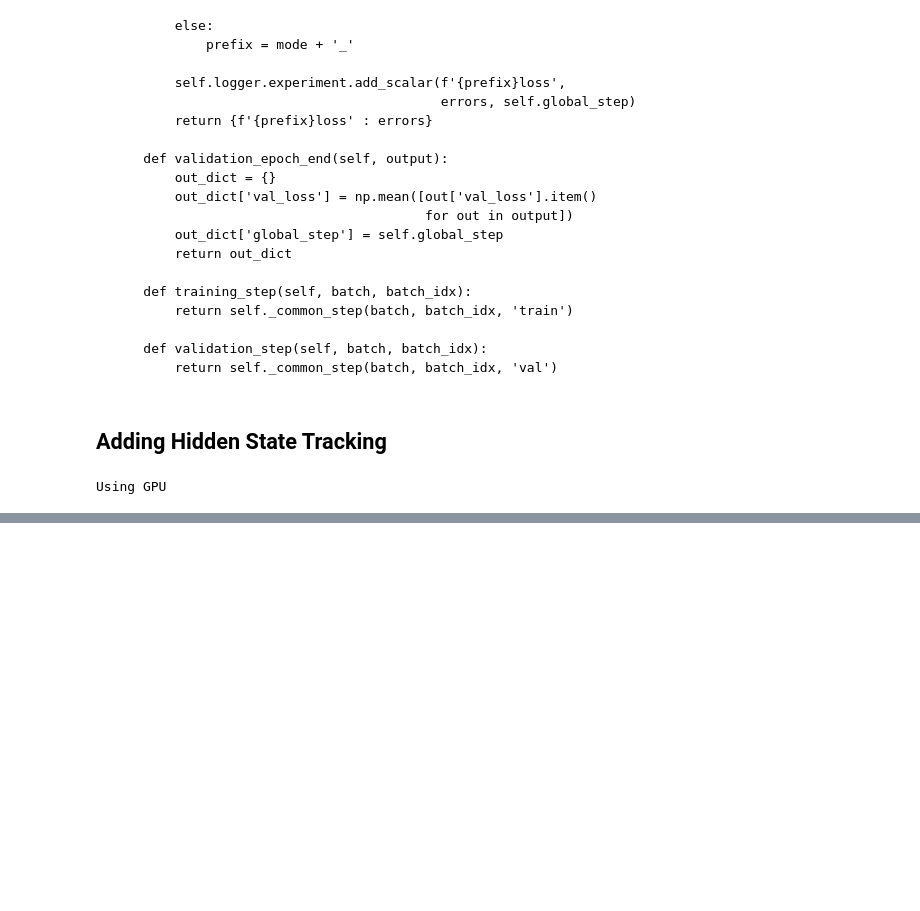
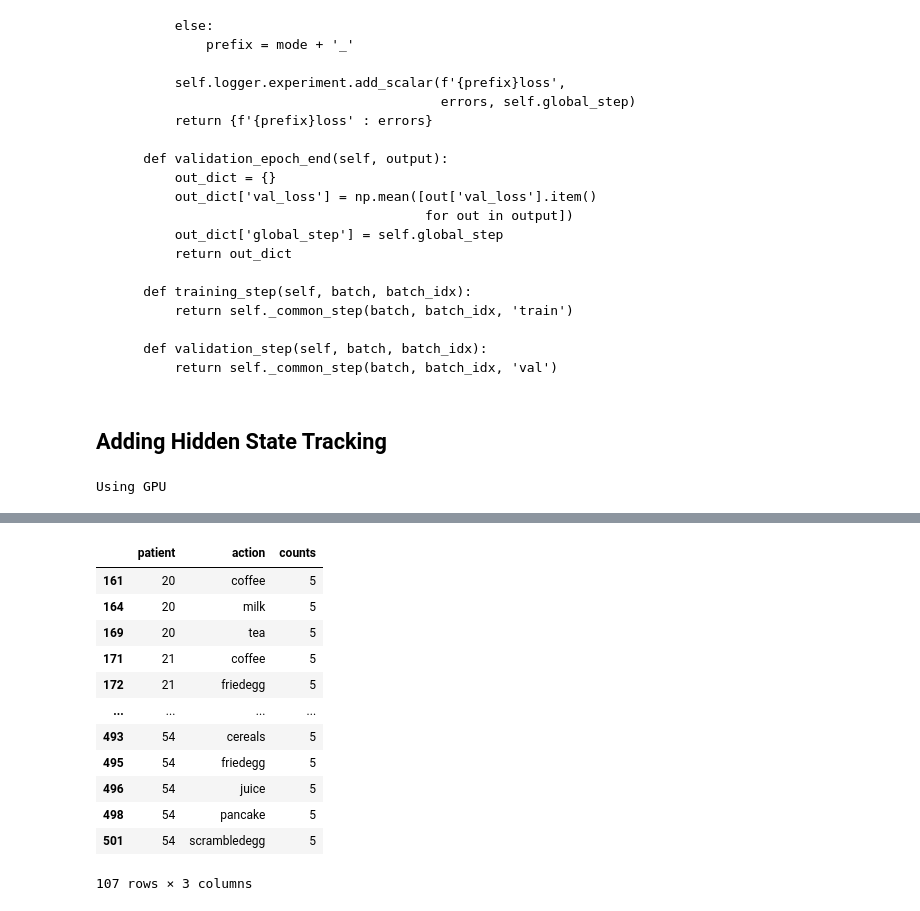
Before and after one commit to APRashedAhmed/predictive-event-segmentation, a Jupyter notebook: docs/source/workbooks/wb-1.2.1-Tracking-Hidden-States.ipynb, the cells around one changed output, grey strips where cells are left out. Saved outputs shown, nothing was run; the diff lists cells and outputs as text; code cells hidden in the pictures; blank space fills up the shorter version.

```diff
--- a/docs/source/workbooks/wb-1.2.1-Tracking-Hidden-States.ipynb
+++ b/docs/source/workbooks/wb-1.2.1-Tracking-Hidden-States.ipynb
@@ -664,0 +639,17 @@ for cell in model.predcells:
+# %%
+df_counts = df_coarse.groupby(['patient', 'action']).size().reset_index(name='counts')
+df_counts[df_counts.counts == df_counts.counts.max()]
+# %% [output]
+|  | patient | action | counts |
+| 161 | 20 | coffee | 5 |
+| 164 | 20 | milk | 5 |
+| 169 | 20 | tea | 5 |
+| 171 | 21 | coffee | 5 |
+| 172 | 21 | friedegg | 5 |
+| ... | ... | ... | ... |
+| 493 | 54 | cereals | 5 |
+| 495 | 54 | friedegg | 5 |
+| 496 | 54 | juice | 5 |
+| 498 | 54 | pancake | 5 |
+| 501 | 54 | scrambledegg | 5 |
+107 rows × 3 columns
```
Also changed, not shown: parts of 30 cells of this notebook.
